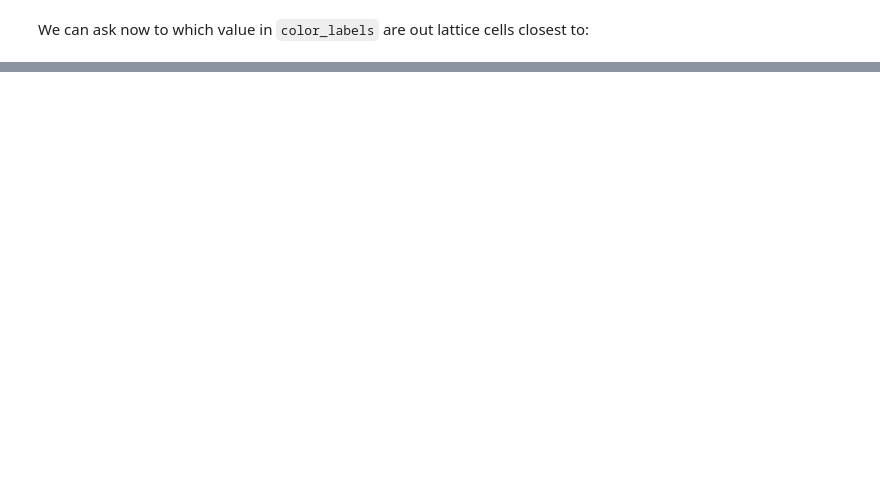
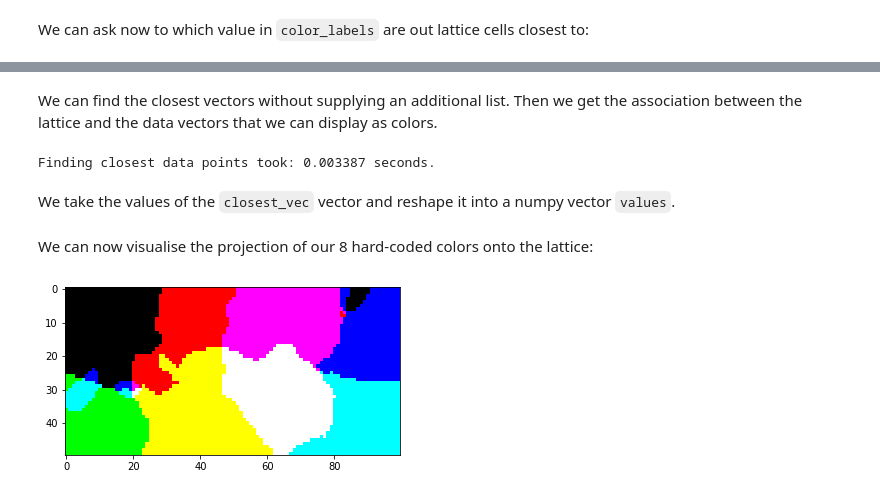
Before and after one commit to nmarincic/numbasom, a Jupyter notebook: index.ipynb, the cells around one changed output, grey strips where cells are left out. Saved outputs shown, nothing was run; the diff lists cells and outputs as text; code cells hidden in the pictures; blank space fills up the shorter version.

```diff
--- a/index.ipynb
+++ b/index.ipynb
@@ -99,7 +109,7 @@ from numbasom import project_on_lattice
 # %% [markdown]
 Let's project a couple of predefined color on the trained lattice and see in which cells they will end up:
 # %%
-colors = np.array([[1.,0.,0.],[0.,1.,0.],[0.,0.,1.],[1.,1.,0.],[0.,0.,0.],[1.,1.,1.]])
-color_labels = ['red', 'green', 'blue', 'yellow', 'black', 'white']
+colors = np.array([[1.,0.,0.],[0.,1.,0.],[0.,0.,1.],[1.,1.,0.],[0.,1.,1.],[1.,0.,1.],[0.,0.,0.],[1.,1.,1.]])
+color_labels = ['red', 'green', 'blue', 'yellow', 'cyan', 'purple','black', 'white']
 # %%
 projection = project_on_lattice(colors, lattice, additional_list=color_labels)
@@ -138,0 +150,17 @@ closest[(20,30)]
+# %% [markdown]
+We can find the closest vectors without supplying an additional list. Then we get the association between the lattice and the data vectors that we can display as colors.
+# %%
+closest_vec = lattice_closest_vectors(colors, lattice)
+# %% [output]
+Finding closest data points took: 0.003387 seconds.
+# %% [markdown]
+We take the values of the `closest_vec` vector and reshape it into a numpy vector `values`.
+# %%
+values = np.array(list(closest_vec.values())).reshape(50,100,-1)
+# %% [markdown]
+We can now visualise the projection of our 8 hard-coded colors onto the lattice:
+# %%
+plt.imshow(values)
+plt.show()
+# %% [output]
+[figure, added]
```
Also changed, not shown: parts of 31 cells of this notebook, 5 other files.
